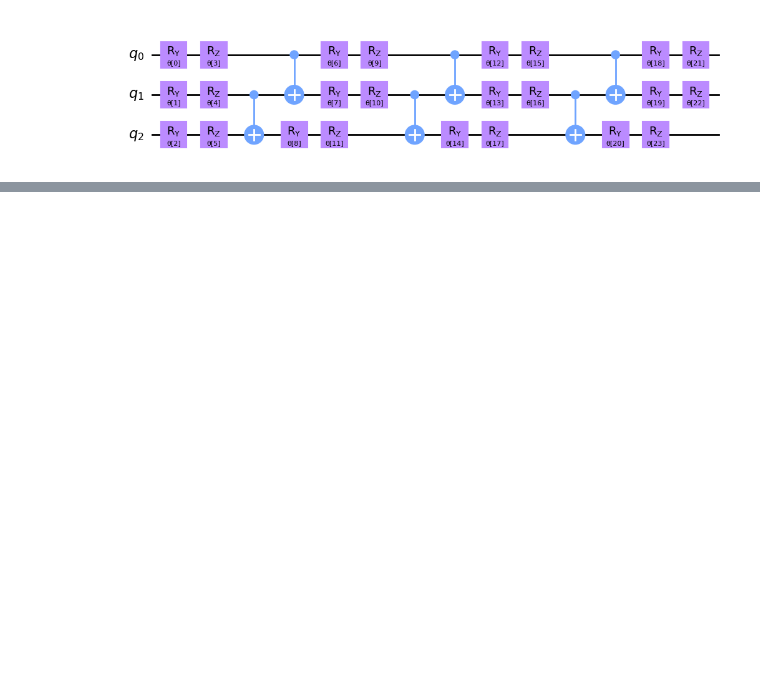
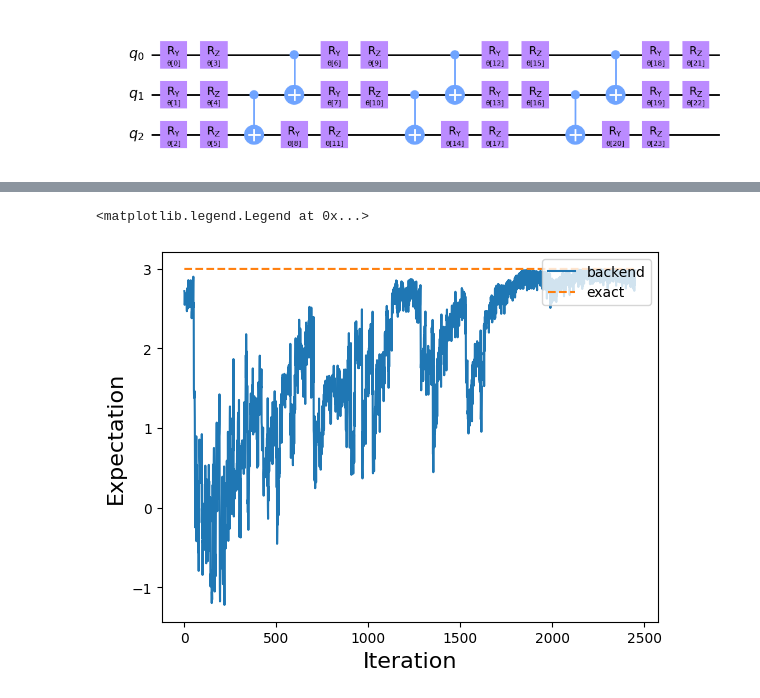
Before and after one commit to JavaFXpert/qiskit-runtime-lab, a Jupyter notebook: estimator_lab_exercise_solution.ipynb, the cells around one changed output, grey strips where cells are left out. Cells and saved outputs as stored; diff of their text form; code cells hidden in the pictures; blank space fills up the shorter version.

```diff
--- a/estimator_lab_exercise_solution.ipynb
+++ b/estimator_lab_exercise_solution.ipynb
@@ -126,0 +128,14 @@ print(result)
+# %%
+import matplotlib.pyplot as plt
+
+jobs = service.jobs(session_id=<SESSION_ID>, limit=None)
+expectations = [job.result().values[0] for job in jobs if job.done()][::-1]
+
+plt.plot(range(len(expectations)), expectations, label='backend')
+plt.plot(range(len(expectations)), [3.0]*len(expectations), ls='--', label='exact')
+plt.xlabel('Iteration', fontsize=16)
+plt.ylabel('Expectation', fontsize=16)
+plt.legend(loc=1)
+# %% [output]
+<matplotlib.legend.Legend at 0x...>
+[figure, added]
```
Also changed, not shown: parts of 15 cells of this notebook.
